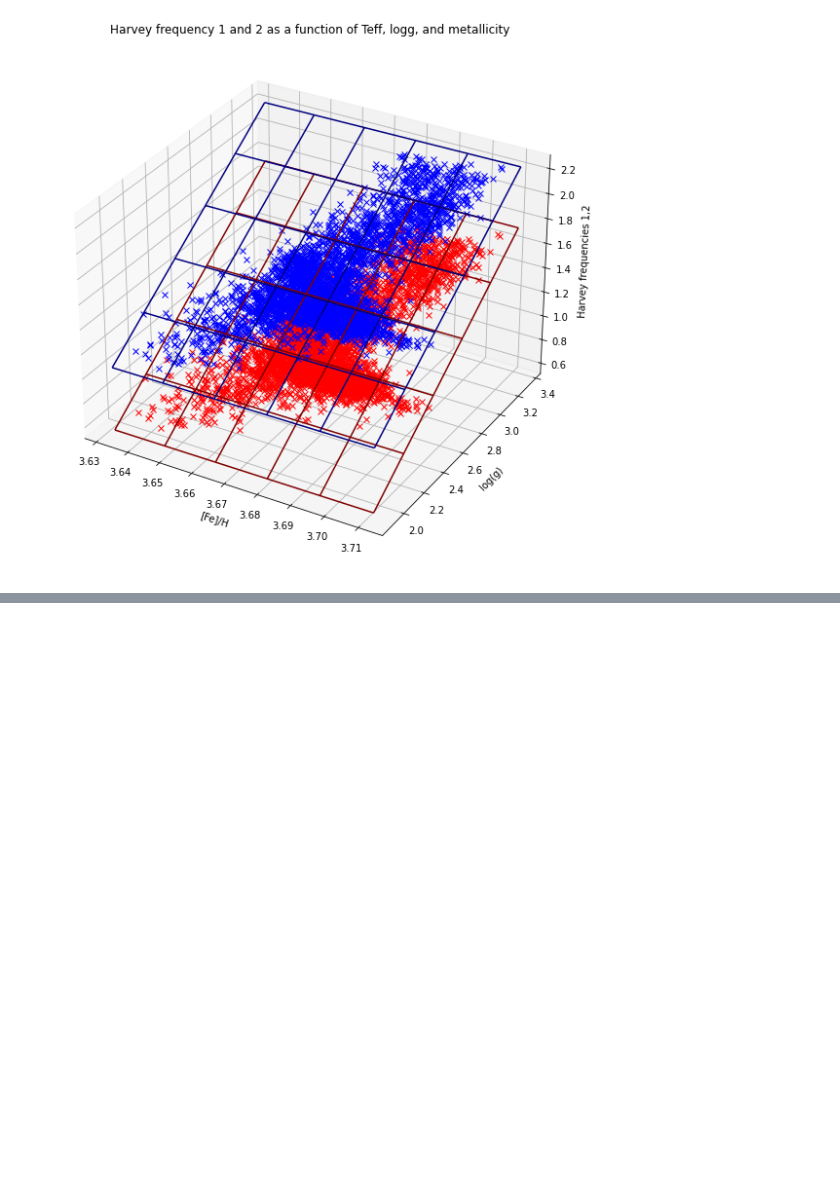
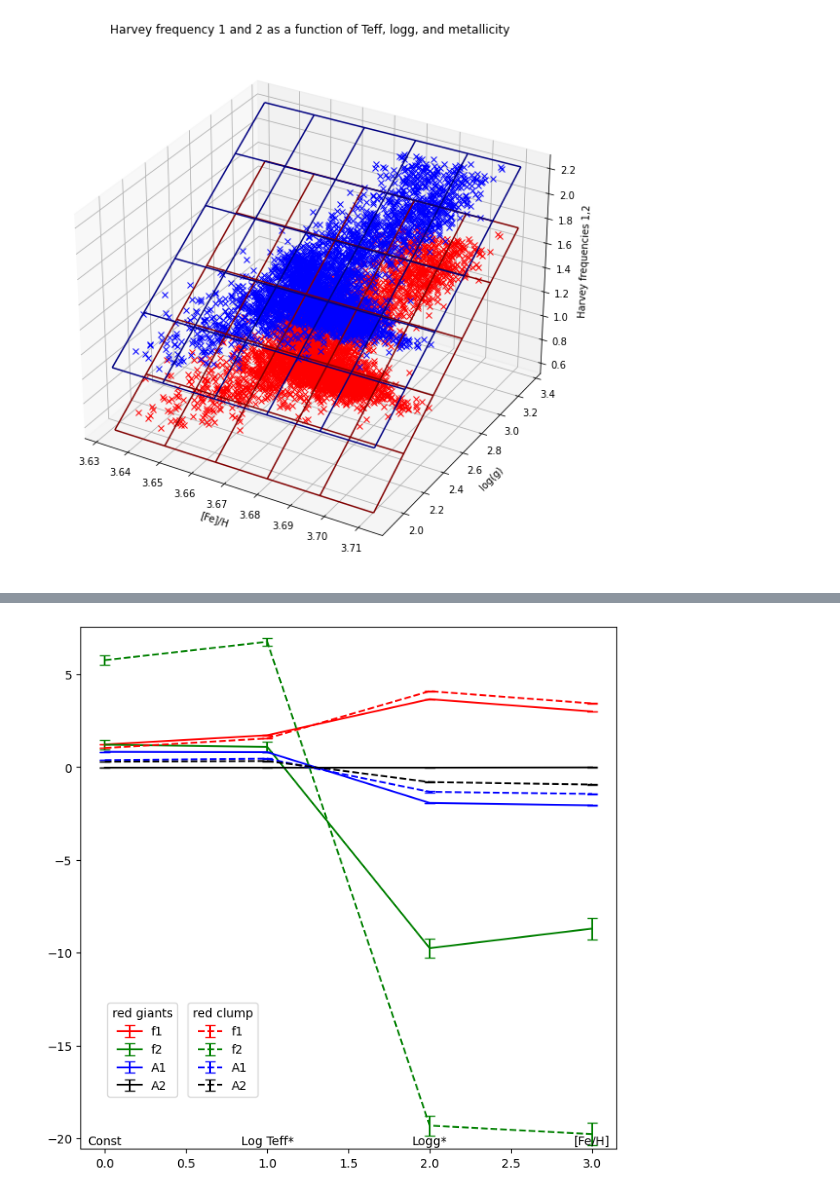
Before and after one commit to pollygecko/sharing-APOGEE_APOKASC, a Jupyter notebook: SSI APOGEE and APOKASC Stars.ipynb, the cells around one changed output, grey strips where cells are left out. Cells and saved outputs as stored; diff of their text form; code cells hidden in the pictures; blank space fills up the shorter version.

Commit message:
DEV: added plot of coefficients for both giants and clump

```diff
--- a/SSI APOGEE and APOKASC Stars.ipynb
+++ b/SSI APOGEE and APOKASC Stars.ipynb
@@ -434,0 +508,32 @@ plt.show()
+# %%
+%matplotlib inline
+figure(figsize=(8,8), dpi=100)
+#print(np.amin(coeffs[:,:,0]))
+minimum = np.amin(coeffs)
+maximum = np.amax(coeffs)
+margin = (maximum - minimum)*0.03
+x = [0, 1, 2, 3]
+
+#giants
+line1= plt.errorbar(x, np.reshape(coeffs[0,:,0], 4), yerr = np.reshape(coeffs_err[0,:,0], 4), fmt ='r', capsize = 4, label = 'f1')
+line2 = plt.errorbar(x, np.reshape(coeffs[1,:,0], 4), yerr = np.reshape(coeffs_err[1,:,0], 4), fmt ='g', capsize = 4, label = 'f2')
+line3 = plt.errorbar(x, np.reshape(coeffs[2,:,0], 4), yerr = np.reshape(coeffs_err[2,:,0], 4), fmt ='b', capsize = 4, label = 'A1')
+line4 = plt.errorbar(x, np.reshape(coeffs[3,:,0], 4), yerr = np.reshape(coeffs_err[3,:,0], 4), fmt ='k', capsize = 4, label = 'A2')
+leg1 = plt.legend(handles=[line1, line2, line3, line4], title = 'red giants', loc = (0.05,0.1))
+
+#clump
+line5 = plt.errorbar(x, np.reshape(coeffs[0,:,1], 4), yerr = np.reshape(coeffs_err[0,:,1], 4), fmt = 'r', capsize = 4, linestyle='dashed', label = 'f1')
+line6 = plt.errorbar(x, np.reshape(coeffs[1,:,1], 4), yerr = np.reshape(coeffs_err[1,:,1], 4), fmt = 'g', capsize = 4, linestyle='dashed', label = 'f2')
+line7 = plt.errorbar(x, np.reshape(coeffs[2,:,1], 4), yerr = np.reshape(coeffs_err[2,:,1], 4), fmt = 'b', capsize = 4, linestyle='dashed', label = 'A1')
+line8 = plt.errorbar(x, np.reshape(coeffs[3,:,1], 4), yerr = np.reshape(coeffs_err[3,:,1], 4), fmt = 'k', capsize = 4, linestyle='dashed', label = 'A2')
+plt.gca().add_artist(leg1)
+plt.legend(handles=[line5, line6, line7, line8], title = 'red clump', loc = (0.2,0.1))
+
+plt.ylim(minimum - margin, maximum + margin)
+plt.text(0, minimum-0.7*margin, 'Const', ha = 'center')
+plt.text(1, minimum-0.7*margin, 'Log Teff*', ha = 'center')
+plt.text(2, minimum-0.7*margin, 'Logg*', ha = 'center')
+plt.text(3, minimum-0.7*margin, '[Fe/H]', ha = 'center')
+plt.show()
+# %% [output]
+[figure, added]
```
Also changed, not shown: parts of 2 cells of this notebook.
